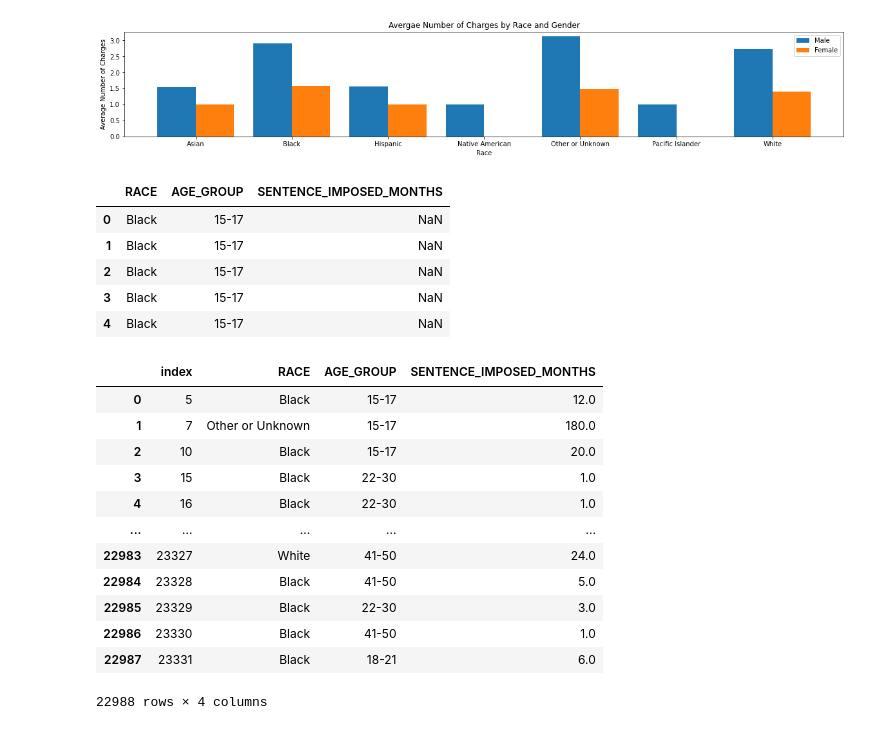
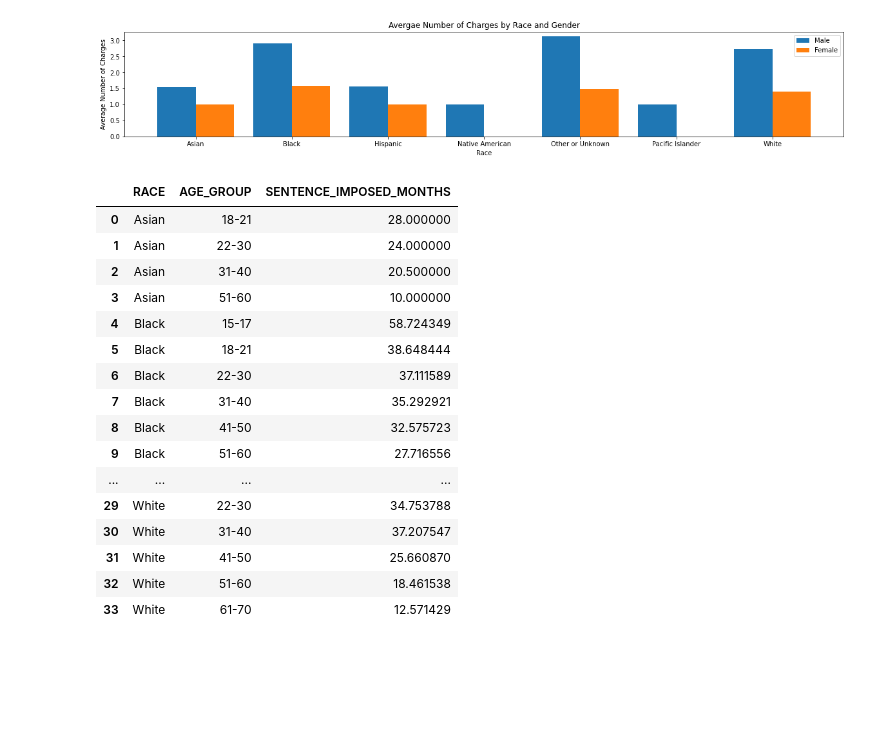
Before and after one commit to ruthwikkuppachi/INST447_Final_Project, a Jupyter notebook: api_test.ipynb, the cells around one changed output. Cells and saved outputs as stored; diff of their text form; code cells hidden in the pictures; blank space fills up the shorter version.

```diff
--- a/api_test.ipynb
+++ b/api_test.ipynb
@@ -111,32 +111,31 @@ plt.show()
 # %% [output]
 [figure]
 # %%
-rsa = data[['RACE','AGE_GROUP','SENTENCE_IMPOSED_MONTHS']]
-rsa.head()
+#rsa = data[['RACE','AGE_GROUP','SENTENCE_IMPOSED_MONTHS']]
+#rsa.head()
+
+rsa = pd.DataFrame(data.groupby(['RACE', 'AGE_GROUP']).agg('mean')['SENTENCE_IMPOSED_MONTHS']).reset_index()
-# %% [output]
-|  | RACE | AGE_GROUP | SENTENCE_IMPOSED_MONTHS |
-| 0 | Black | 15-17 | NaN |
-| 1 | Black | 15-17 | NaN |
-| 2 | Black | 15-17 | NaN |
-| 3 | Black | 15-17 | NaN |
-| 4 | Black | 15-17 | NaN |
 # %%
-rsa_clean = rsa.dropna(axis=0, inplace= False).reset_index()
+rsa_clean = rsa.dropna(axis=0, inplace= False)
 rsa_clean
 # %% [output]
-|  | index | RACE | AGE_GROUP | SENTENCE_IMPOSED_MONTHS |
-| 0 | 5 | Black | 15-17 | 12.0 |
-| 1 | 7 | Other or Unknown | 15-17 | 180.0 |
-| 2 | 10 | Black | 15-17 | 20.0 |
-| 3 | 15 | Black | 22-30 | 1.0 |
-| 4 | 16 | Black | 22-30 | 1.0 |
-| ... | ... | ... | ... | ... |
-| 22983 | 23327 | White | 41-50 | 24.0 |
-| 22984 | 23328 | Black | 41-50 | 5.0 |
-| 22985 | 23329 | Black | 22-30 | 3.0 |
-| 22986 | 23330 | Black | 41-50 | 1.0 |
-| 22987 | 23331 | Black | 18-21 | 6.0 |
+|  | RACE | AGE_GROUP | SENTENCE_IMPOSED_MONTHS |
+| 0 | Asian | 18-21 | 28.000000 |
+| 1 | Asian | 22-30 | 24.000000 |
+| 2 | Asian | 31-40 | 20.500000 |
+| 3 | Asian | 51-60 | 10.000000 |
+| 4 | Black | 15-17 | 58.724349 |
+| 5 | Black | 18-21 | 38.648444 |
+| 6 | Black | 22-30 | 37.111589 |
+| 7 | Black | 31-40 | 35.292921 |
+| 8 | Black | 41-50 | 32.575723 |
+| 9 | Black | 51-60 | 27.716556 |
+| ... | ... | ... | ... |
+| 29 | White | 22-30 | 34.753788 |
+| 30 | White | 31-40 | 37.207547 |
+| 31 | White | 41-50 | 25.660870 |
+| 32 | White | 51-60 | 18.461538 |
+| 33 | White | 61-70 | 12.571429 |
-22988 rows × 4 columns
 # %%
 rsaGroup1 = rsa_clean[rsa_clean['AGE_GROUP'] == '15-17']
 rsaGroup1
```
Also changed, not shown: parts of 2 cells of this notebook.
